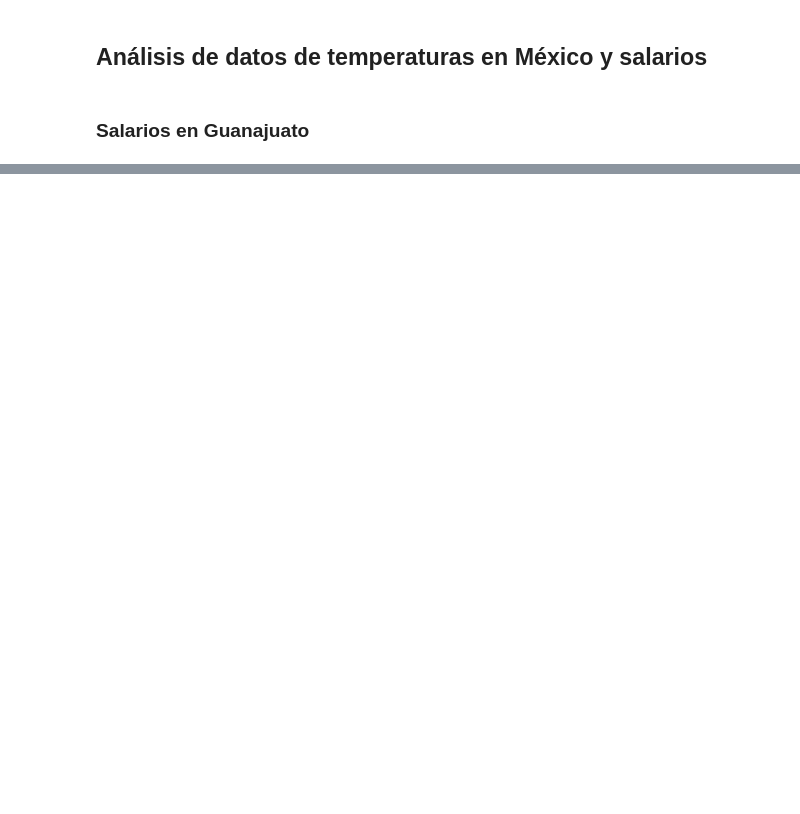
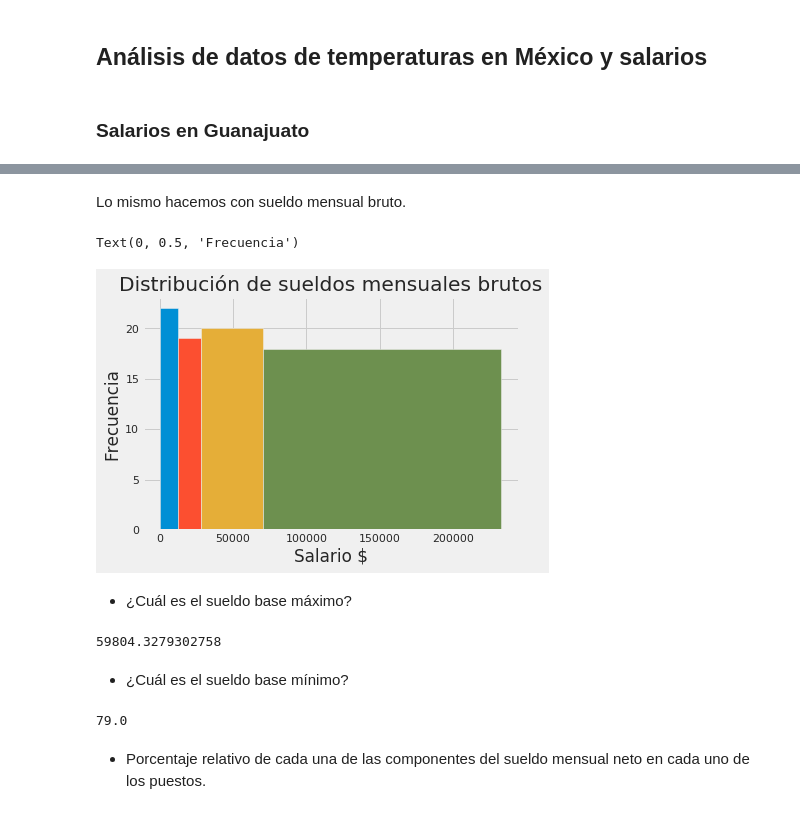
Before and after one commit to DCIDA2019/da2019-anaisabelotodo, a Jupyter notebook: Semana4/Tarea/Tarea4.ipynb, the cells around one changed output, grey strips where cells are left out. Drawn from its saved outputs; the diff is of its cells as text; code cells hidden in the pictures; blank space fills up the shorter version.

```diff
--- a/Semana4/Tarea/Tarea4.ipynb
+++ b/Semana4/Tarea/Tarea4.ipynb
@@ -783,0 +868,2 @@ plt.grid(True)
+# %%
+quarto2 = tabulador.describe()['SUELDO MENSUAL BRUTO'].loc['25%']
@@ -783,0 +875,32 @@ plt.grid(True)
+# %%
+trescuarto2 = tabulador.describe()['SUELDO MENSUAL BRUTO'].loc['75%']
+# %%
+maximo2 = tabulador['SUELDO MENSUAL BRUTO'].max()
+# %% [markdown]
+Lo mismo hacemos con sueldo mensual bruto.
+# %%
+plt.hist(tabulador['SUELDO MENSUAL BRUTO'],bins = 1,range=[0, quarto2]);
+plt.hist(tabulador['SUELDO MENSUAL BRUTO'],bins = 1,range=[quarto2+1, mediana2]);
+plt.hist(tabulador['SUELDO MENSUAL BRUTO'],bins = 1,range=[mediana2+1, trescuarto2]);
+plt.hist(tabulador['SUELDO MENSUAL BRUTO'],bins = 1,range=[trescuarto2+1, maximo2]);
+
+plt.title('Distribución de sueldos mensuales brutos')
+plt.xlabel('Salario $')
+plt.ylabel('Frecuencia')
+# %% [output]
+Text(0, 0.5, 'Frecuencia')
+[figure, added]
+# %% [markdown]
+- ¿Cuál es el sueldo base máximo?
+# %%
+tabulador.describe()['SUELDO BASE'].max()
+# %% [output]
+59804.3279302758
+# %% [markdown]
+- ¿Cuál es el sueldo base mínimo?
+# %%
+tabulador.describe()['SUELDO MENSUAL NETO'].min()
+# %% [output]
+79.0
+# %% [markdown]
+- Porcentaje relativo de cada una de las componentes del sueldo mensual neto en cada uno de los puestos.
```
Also changed, not shown: parts of 62 cells of this notebook.
